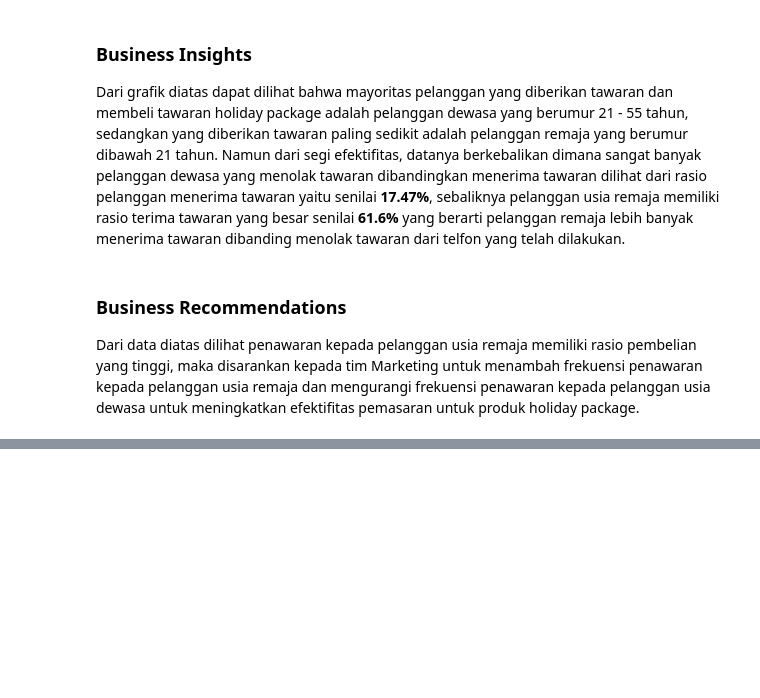
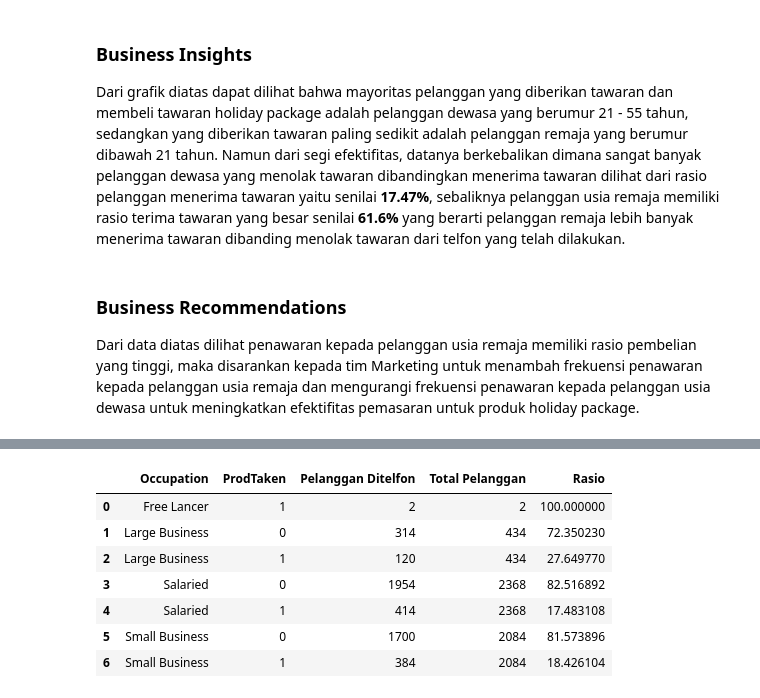
Before and after one commit to damaraira/ByteBenders, a Jupyter notebook: Insights_Alvin.ipynb, the cells around one changed output, grey strips where cells are left out. Saved outputs shown, nothing was run; the diff lists cells and outputs as text; code cells hidden in the pictures; blank space fills up the shorter version.

```diff
--- a/Insights_Alvin.ipynb
+++ b/Insights_Alvin.ipynb
@@ -126,0 +147,3 @@ Dari data diatas dilihat penawaran kepada pelanggan usia remaja memiliki rasio p
+# %%
+gb3 = df.groupby(['Occupation' , 'ProdTaken']).agg({'CustomerID':'nunique'}).reset_index()
+gb3
@@ -126,0 +189,12 @@ Dari data diatas dilihat penawaran kepada pelanggan usia remaja memiliki rasio p
+# %%
+gbm2['Rasio'] = 100 * gbm2['Pelanggan Ditelfon'] / gbm2.groupby('Total Pelanggan')['Pelanggan Ditelfon'].transform('sum')
+gbm2
+# %% [output]
+|  | Occupation | ProdTaken | Pelanggan Ditelfon | Total Pelanggan | Rasio |
+| 0 | Free Lancer | 1 | 2 | 2 | 100.000000 |
+| 1 | Large Business | 0 | 314 | 434 | 72.350230 |
+| 2 | Large Business | 1 | 120 | 434 | 27.649770 |
+| 3 | Salaried | 0 | 1954 | 2368 | 82.516892 |
+| 4 | Salaried | 1 | 414 | 2368 | 17.483108 |
+| 5 | Small Business | 0 | 1700 | 2084 | 81.573896 |
+| 6 | Small Business | 1 | 384 | 2084 | 18.426104 |
```
Also changed, not shown: parts of 8 cells of this notebook.
